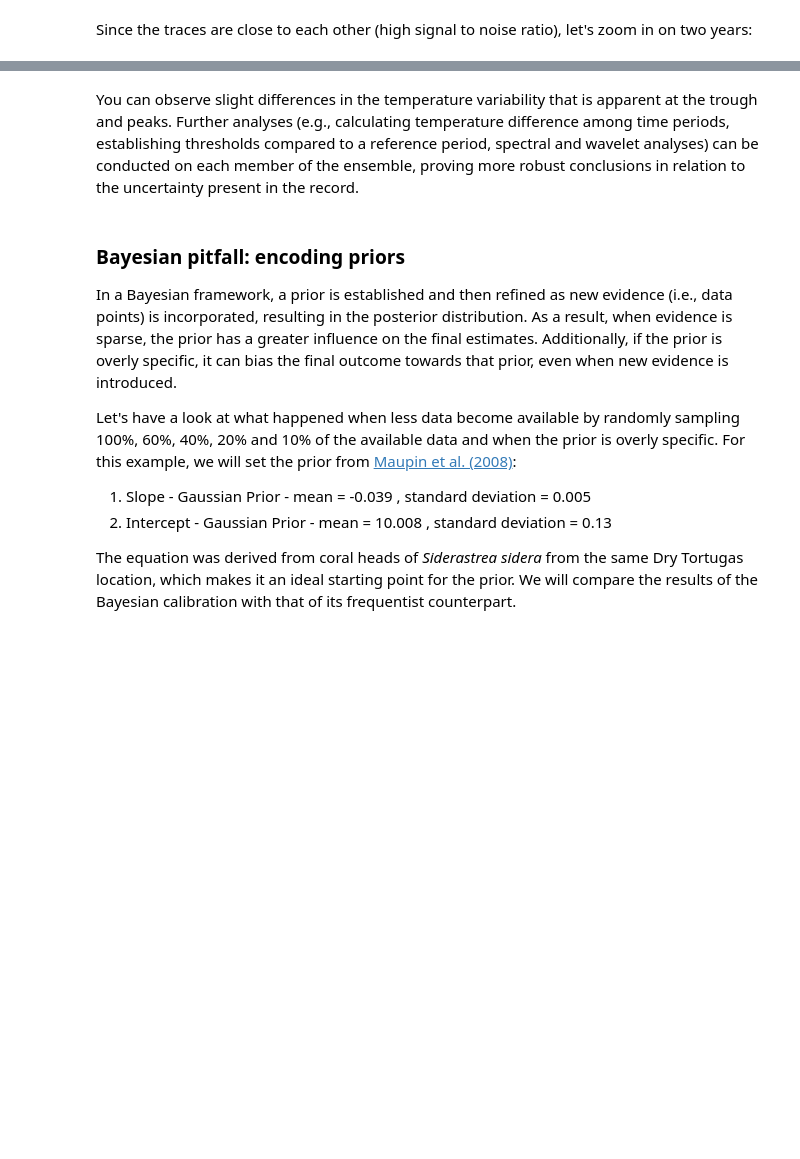
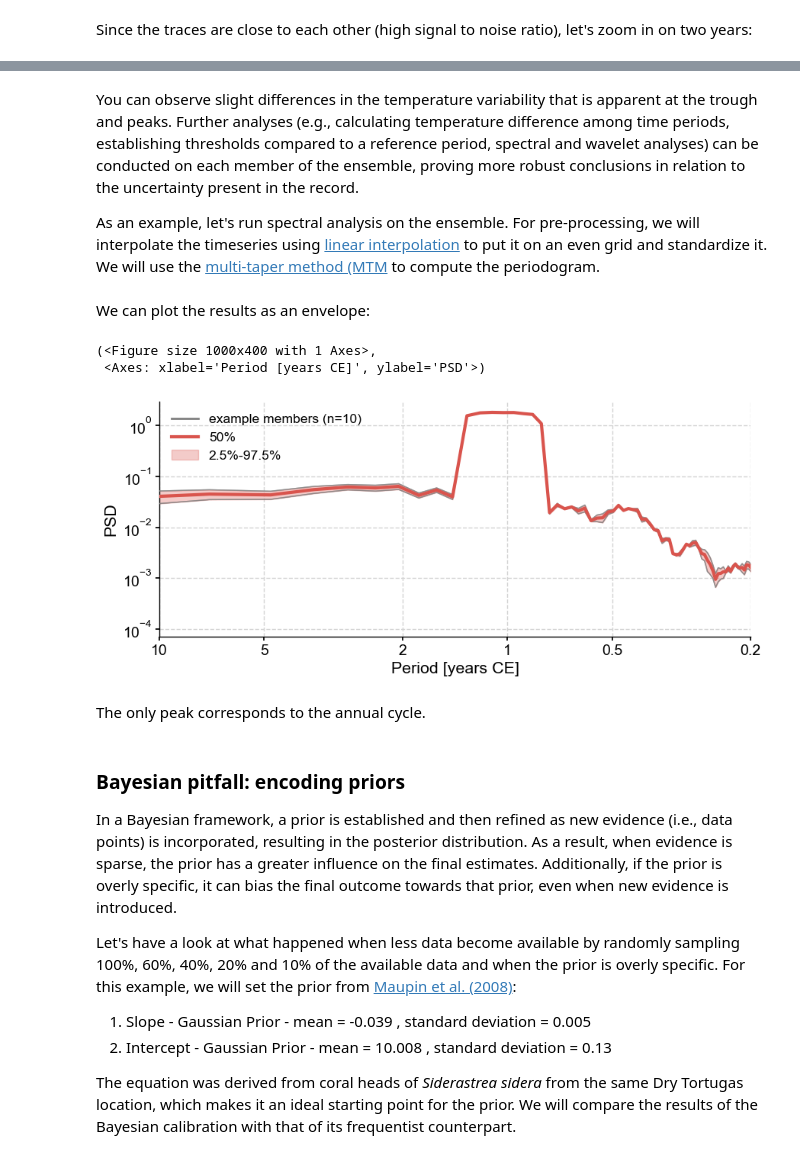
Before and after one commit to khider/dry-tortugas-calibration-fun, a Jupyter notebook: paleobook/BayesianCalibration.ipynb, the cells around one changed output, grey strips where cells are left out. Saved outputs shown, nothing was run; the diff lists cells and outputs as text; code cells hidden in the pictures; blank space fills up the shorter version.

```diff
--- a/paleobook/BayesianCalibration.ipynb
+++ b/paleobook/BayesianCalibration.ipynb
@@ -352,7 +331,19 @@ No artists with labels found to put in legend.  Note that artists whose label st
 # %% [markdown]
 You can observe slight differences in the temperature variability that is apparent at the trough and peaks. Further analyses (e.g., calculating temperature difference among time periods, establishing thresholds compared to a reference period, spectral and wavelet analyses) can be conducted on each member of the ensemble, proving more robust conclusions in relation to the uncertainty present in the record.
+
+As an example, let's run spectral analysis on the ensemble. For pre-processing, we will interpolate the timeseries using [linear interpolation](https://pyleoclim-util.readthedocs.io/en/latest/core/api.html#pyleoclim.core.series.Series.interp) to put it on an even grid and standardize it. We will use the [multi-taper method (MTM](https://pyleoclim-util.readthedocs.io/en/latest/core/api.html#pyleoclim.core.series.Series.spectral) to compute the periodogram.
 # %%
-# To do Spectral Analysis
+psd_ens = ens.interp().standardize().spectral(method='mtm')
+# %% [markdown]
+We can plot the results as an envelope:
+# %%
+psd_ens.plot_envelope()
+# %% [output]
+(<Figure size 1000x400 with 1 Axes>,
+ <Axes: xlabel='Period [years CE]', ylabel='PSD'>)
+[figure, added]
+# %% [markdown]
+The only peak corresponds to the annual cycle.
 # %% [markdown]
 ### Bayesian pitfall: encoding priors
 
```
Also changed, not shown: parts of 18 cells of this notebook, 3 other files.
